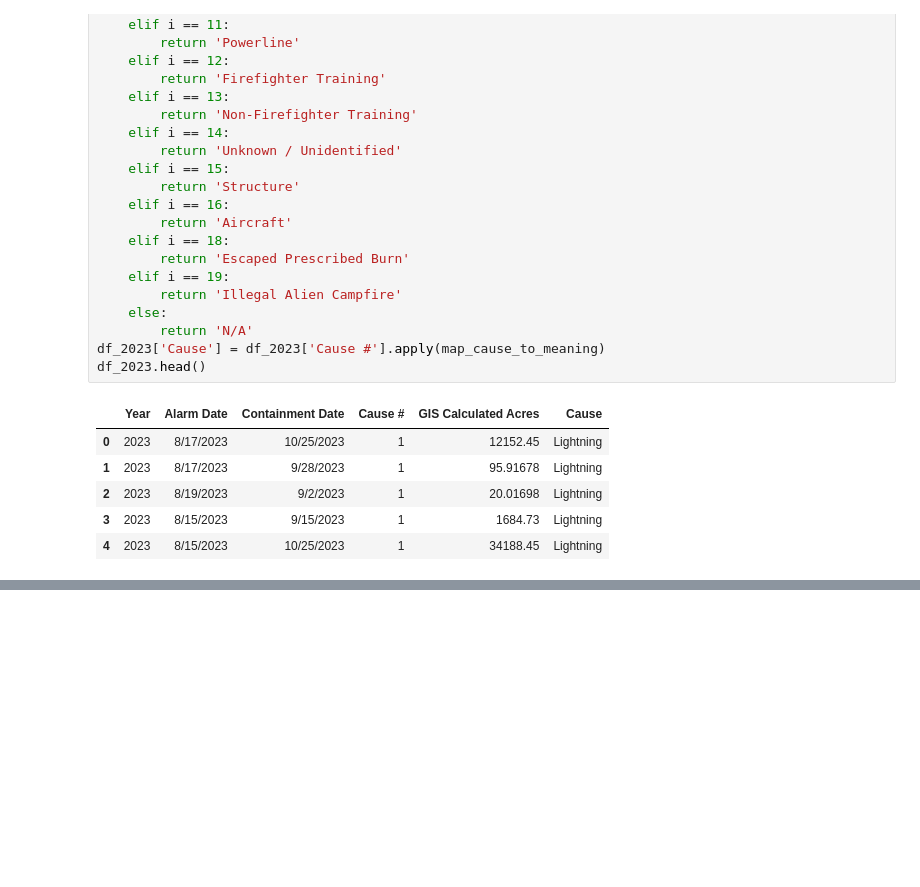
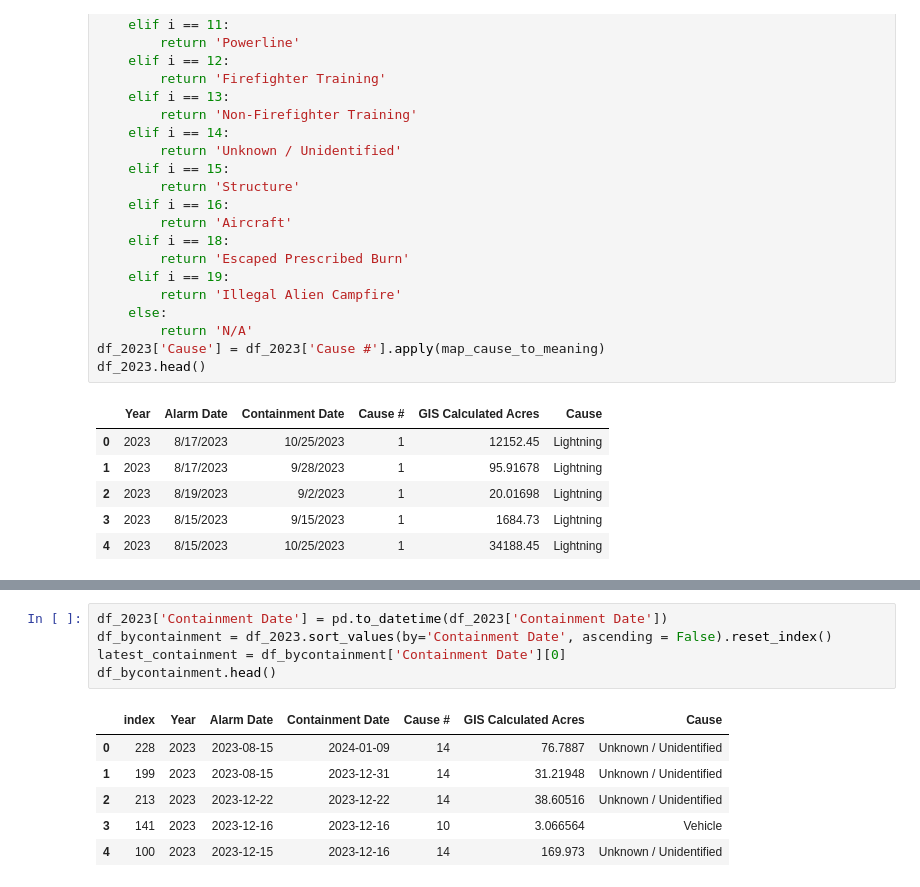
Before and after one commit to epsilonite/pandas-project, a Jupyter notebook: California Wildfire Seasonality/CA-Wildfire-2023.ipynb, the cells around one changed output, grey strips where cells are left out. Cells and saved outputs as stored; diff of their text form; blank space fills up the shorter version.

```diff
--- a/California Wildfire Seasonality/CA-Wildfire-2023.ipynb
+++ b/California Wildfire Seasonality/CA-Wildfire-2023.ipynb
@@ -124,0 +148,12 @@ df_2023.head()
+# %%
+df_2023['Containment Date'] = pd.to_datetime(df_2023['Containment Date'])
+df_bycontainment = df_2023.sort_values(by='Containment Date', ascending = False).reset_index()
+latest_containment = df_bycontainment['Containment Date'][0]
+df_bycontainment.head()
+# %% [output]
+|  | index | Year | Alarm Date | Containment Date | Cause # | GIS Calculated Acres | Cause |
+| 0 | 228 | 2023 | 2023-08-15 | 2024-01-09 | 14 | 76.7887 | Unknown / Unidentified |
+| 1 | 199 | 2023 | 2023-08-15 | 2023-12-31 | 14 | 31.21948 | Unknown / Unidentified |
+| 2 | 213 | 2023 | 2023-12-22 | 2023-12-22 | 14 | 38.60516 | Unknown / Unidentified |
+| 3 | 141 | 2023 | 2023-12-16 | 2023-12-16 | 10 | 3.066564 | Vehicle |
+| 4 | 100 | 2023 | 2023-12-15 | 2023-12-16 | 14 | 169.973 | Unknown / Unidentified |
```
Also changed, not shown: parts of 7 cells of this notebook, 2 other files.
